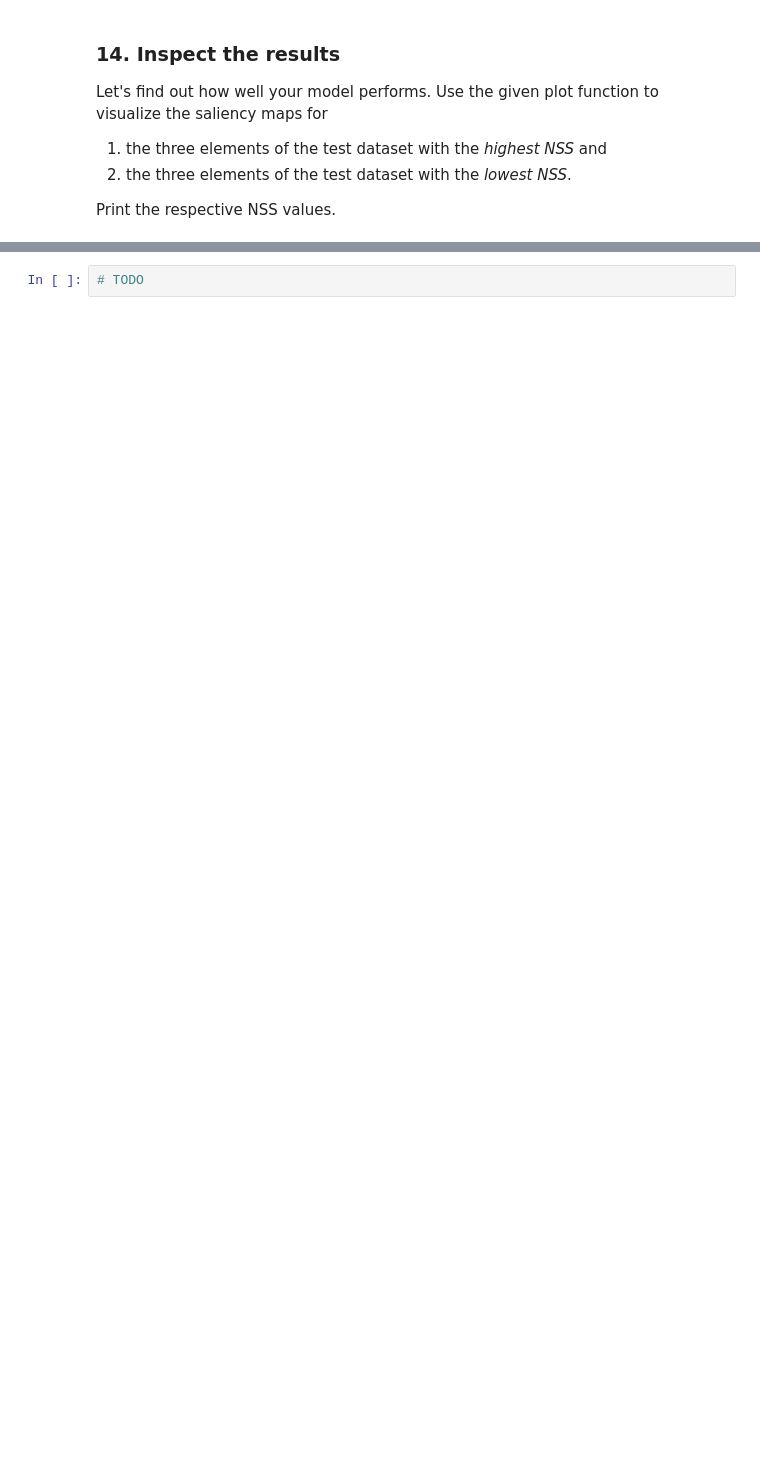
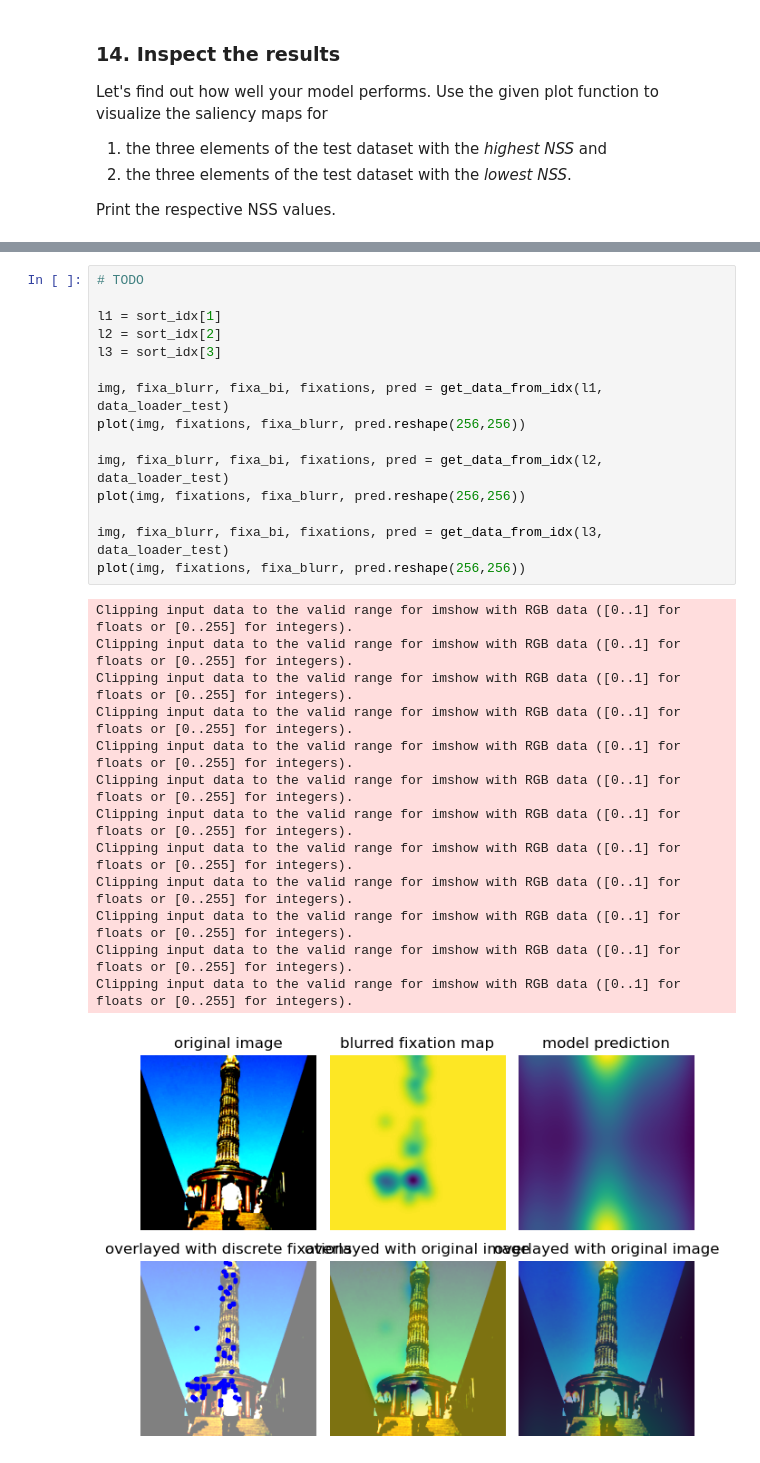
Before and after one commit to simonblaue/Deep-Learning-for-Computer-Vision, a Jupyter notebook: Exercise4/SimonBlaueLeonardBraunEx4_2022.ipynb, the cells around one changed output, grey strips where cells are left out. Drawn from its saved outputs; the diff is of its cells as text; blank space fills up the shorter version.

```diff
--- a/Exercise4/SimonBlaueLeonardBraunEx4_2022.ipynb
+++ b/Exercise4/SimonBlaueLeonardBraunEx4_2022.ipynb
@@ -833,5 +939,32 @@ def plot(image, fixations, blurred_map, prediction):
 Here is an example for which the prediction is poor:
 
 ![alt text](https://i.imgur.com/g4rD2O1.png)
-# %%
-# TODO
+# %%
+# TODO
+
+l1 = sort_idx[1]
+l2 = sort_idx[2]
+l3 = sort_idx[3]
+
+img, fixa_blurr, fixa_bi, fixations, pred = get_data_from_idx(l1, data_loader_test)
+plot(img, fixations, fixa_blurr, pred.reshape(256,256))
+
+img, fixa_blurr, fixa_bi, fixations, pred = get_data_from_idx(l2, data_loader_test)
+plot(img, fixations, fixa_blurr, pred.reshape(256,256))
+
+img, fixa_blurr, fixa_bi, fixations, pred = get_data_from_idx(l3, data_loader_test)
+plot(img, fixations, fixa_blurr, pred.reshape(256,256))
+# %% [output]
+Clipping input data to the valid range for imshow with RGB data ([0..1] for floats or [0..255] for integers).
+Clipping input data to the valid range for imshow with RGB data ([0..1] for floats or [0..255] for integers).
+Clipping input data to the valid range for imshow with RGB data ([0..1] for floats or [0..255] for integers).
+Clipping input data to the valid range for imshow with RGB data ([0..1] for floats or [0..255] for integers).
+Clipping input data to the valid range for imshow with RGB data ([0..1] for floats or [0..255] for integers).
+Clipping input data to the valid range for imshow with RGB data ([0..1] for floats or [0..255] for integers).
+Clipping input data to the valid range for imshow with RGB data ([0..1] for floats or [0..255] for integers).
+Clipping input data to the valid range for imshow with RGB data ([0..1] for floats or [0..255] for integers).
+Clipping input data to the valid range for imshow with RGB data ([0..1] for floats or [0..255] for integers).
+Clipping input data to the valid range for imshow with RGB data ([0..1] for floats or [0..255] for integers).
+Clipping input data to the valid range for imshow with RGB data ([0..1] for floats or [0..255] for integers).
+Clipping input data to the valid range for imshow with RGB data ([0..1] for floats or [0..255] for integers).
+[figure, added]
```
Also changed, not shown: parts of 19 cells of this notebook, 3 other files.
